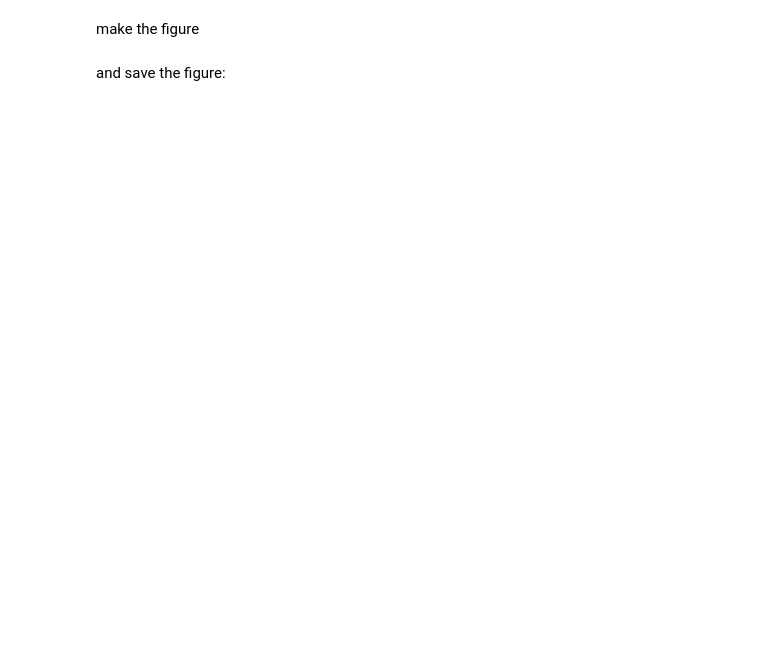
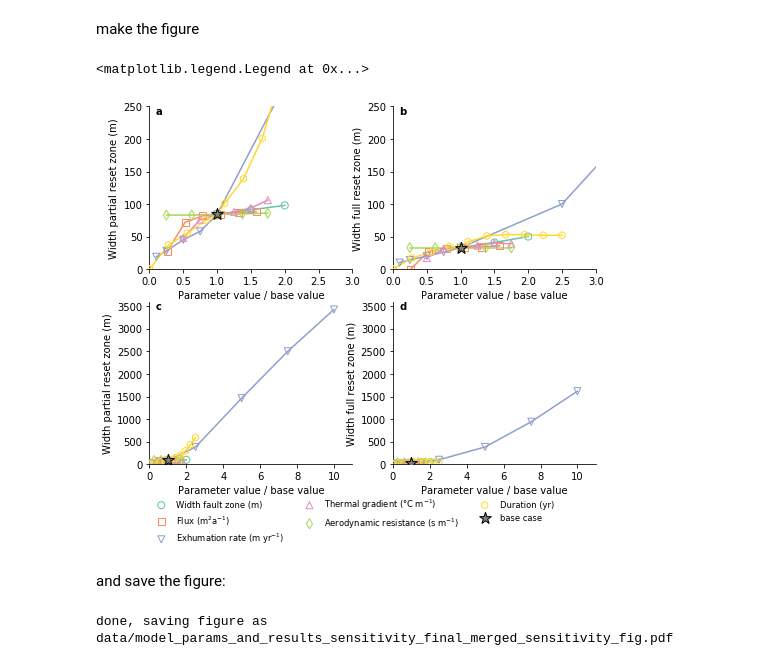
Before and after one commit to ElcoLuijendijk/beo, a Jupyter notebook: notebooks/sensitivity_analysis_figure.ipynb, the cells around one changed output. Drawn from its saved outputs; the diff is of its cells as text; code cells hidden in the pictures; blank space fills up the shorter version.

Commit message:
updated sensitivity figure notebook

```diff
--- a/notebooks/sensitivity_analysis_figure.ipynb
+++ b/notebooks/sensitivity_analysis_figure.ipynb
@@ -10,6 +14,6 @@ import matplotlib.pyplot as pl
 # %%
 # name of the file containing the data in .csv format
-data_file = 'data/model_results_sensitivity_analysis_beowawe.csv'
+data_file = 'data/model_params_and_results_sensitivity_final_merged.csv'
 # %% [markdown]
 Define the columns that contain the input parameters and model results:
 # %%
@@ -44,16 +48,16 @@ marker_size = 50
 base_case_marker_size = 150
 
 # labels for the legend
-labels = ['Width fault zone (m)', r'Flux (m$^2$a$^{-1}$)', r'Exhumation rate ($m yr^{-1}$)',
-          r'Thermal gradient ($\^{\circ}C m^{-1}$)', 'Aerodynamic resistance (unit?)', 'Duration (yr)']
+labels = ['Width fault zone (m)', r'Flux (m$^2$a$^{-1}$)', r'Exhumation rate ($m\;yr^{-1}$)',
+          r'Thermal gradient ($\degree C\;m^{-1}$)', 'Aerodynamic resistance ($s\;m^{-1}$)', 'Duration (yr)']
 
 # label on x and y-axis
 xlabel = 'Parameter value / base value'
 ylabels = ['Width partial reset zone (m)', 'Width full reset zone (m)']
 
 # limits of the x and y-axis
-xlims = [[0, 2.5], [0, 11.0]]
-ylims = [[0, 150], [0, 3600]]
+xlims = [[0, 3.0], [0, 11.0]]
+ylims = [[0, 250], [0, 3600]]
 
 # colors for the different parameters
 # use standard colors like this:
@@ -80,9 +84,9 @@ Read the data file:
 #       'x_min_partial_reset_surface']#, 'x_max_partial_reset_surface', 'x_min_full_reset_surface', 'x_max_full_reset_surface']
 
 
-df = pd.read_csv(data_file, usecols=cols)
+df = pd.read_csv(data_file)
 #df = df.set_index(index_column)
-df
+#df
 # %% [markdown]
 calculate the width of the partial and full reset zones:
 # %%
@@ -111,11 +115,11 @@ result_values = []
 for param in sensitivity_params:
     if param == 'durations_yr':
         dfr = df.loc[df['durations_yr'] != default_runtime]
-        param_values.append(dfr[param])
+        param_values.append(dfr['runtime_yr'])
 
         r = []
         for result_param in result_params:
-            ri = dfr.loc[ind, result_param]
+            ri = dfr[result_param]
             r.append(ri)
         result_values.append(r)
 
@@ -182,34 +206,39 @@ for j, xlim, ylim in zip(itertools.count(), xlims, ylims):
             s = np.argsort(x_values)
 
             panel.plot(x_values[s], y_values[s], color=color, label='', zorder=100)
             panel.scatter(x_values, y_values, color='None', edgecolor=color, marker=marker, s=marker_size, label=label, zorder=101)
 
         # show the base case value:
         if i == 0  and j == 0:
             blabel = 'base case'
         else:
             blabel = ''
         panel.scatter([1.0], [base_results[i]],
                       color='gray', edgecolor='black', marker=base_case_marker,
                       s=base_case_marker_size, label=blabel, zorder=102)
 
     for panel, ylabel in zip(panels[j], ylabels):
         panel.set_ylabel(ylabel)
         panel.set_xlim(xlim)
         panel.set_ylim(ylim)
 
 for panel in panelsr:
     panel.set_xlabel(xlabel)
 
 # make the figure look nicer:
-for panel in panelsr:
+for i, panel in enumerate(panelsr):
     panel.grid(False)
     panel.spines['top'].set_visible(False)
     panel.spines['right'].set_visible(False)
+    panel.text(0.03, 1.0, string.ascii_lowercase[i],
+            weight='bold', transform=panel.transAxes, ha='left', va='top', fontsize='medium')
 
 # add a legend
 fig.subplots_adjust(bottom=0.17)
 fig.legend(loc='lower center', fontsize=legend_font_size, ncol=legend_ncol, frameon=False)
+# %% [output]
+<matplotlib.legend.Legend at 0x...>
+[figure, added]
 # %% [markdown]
 and save the figure:
 # %%
@@ -217,3 +246,5 @@ and save the figure:
 fn = data_file[:-4] + '_sensitivity_fig.pdf'
 print('done, saving figure as %s' % fn)
 fig.savefig(fn)
+# %% [output]
+done, saving figure as data/model_params_and_results_sensitivity_final_merged_sensitivity_fig.pdf
```
Also changed, not shown: parts of 4 cells of this notebook, 3 other files.
